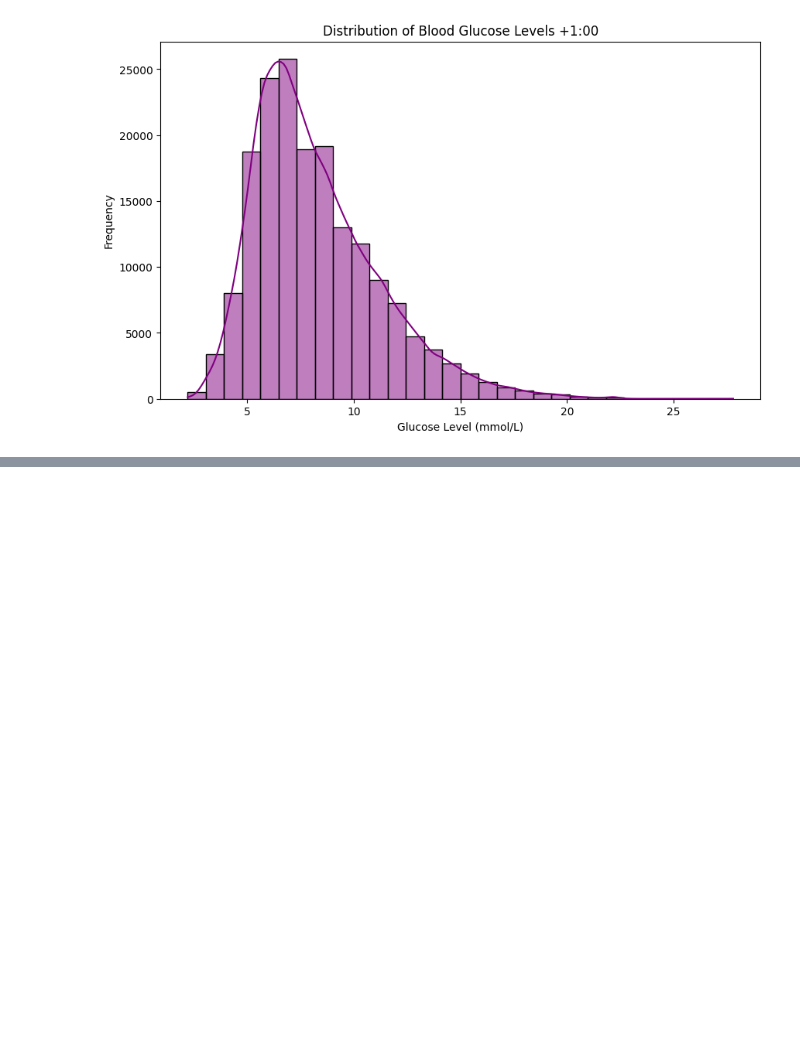
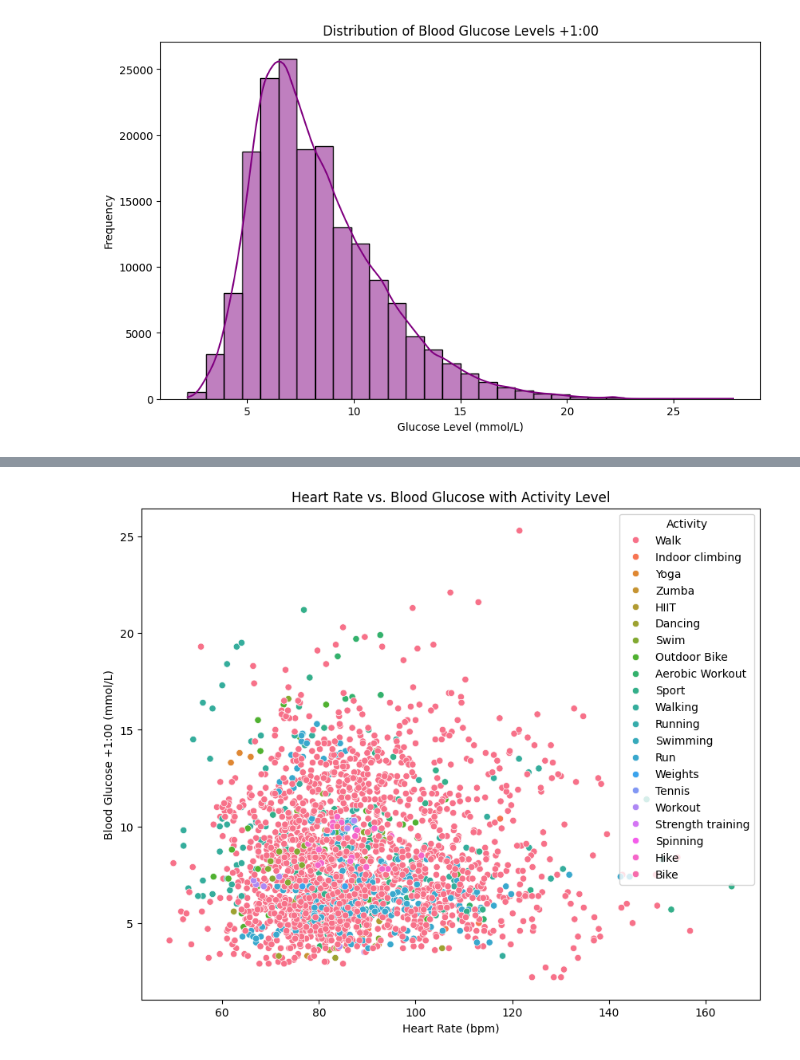
Before and after one commit to mansorrahmed/brist1d, a Jupyter notebook: EDA.ipynb, the cells around one changed output, grey strips where cells are left out. Saved outputs shown, nothing was run; the diff lists cells and outputs as text; code cells hidden in the pictures; blank space fills up the shorter version.

```diff
--- a/EDA.ipynb
+++ b/EDA.ipynb
@@ -106,0 +226,10 @@ plt.show()
+# %%
+plt.figure(figsize=(10, 8))
+sns.scatterplot(x=train_data['hr-1:00'], y=train_data['bg+1:00'], hue=train_data['activity-3:00'])
+plt.title('Heart Rate vs. Blood Glucose with Activity Level')
+plt.xlabel('Heart Rate (bpm)')
+plt.ylabel('Blood Glucose +1:00 (mmol/L)')
+plt.legend(title='Activity')
+plt.show()
+# %% [output]
+[figure, added]
```
Also changed, not shown: parts of 8 cells of this notebook, 1 other file.
